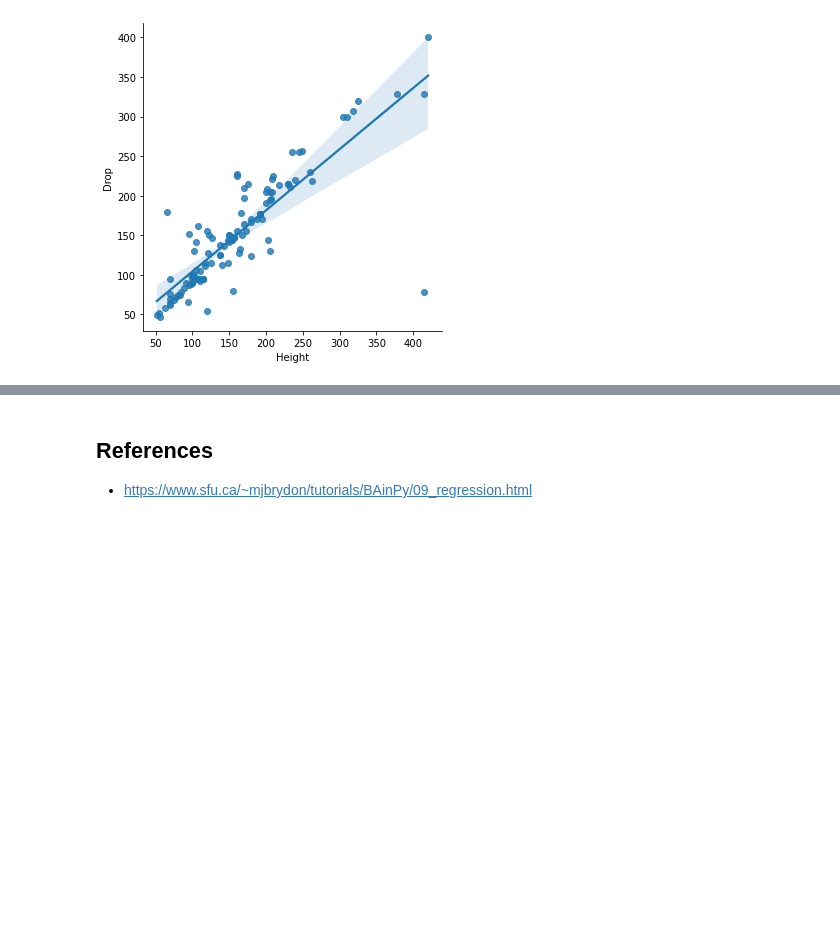
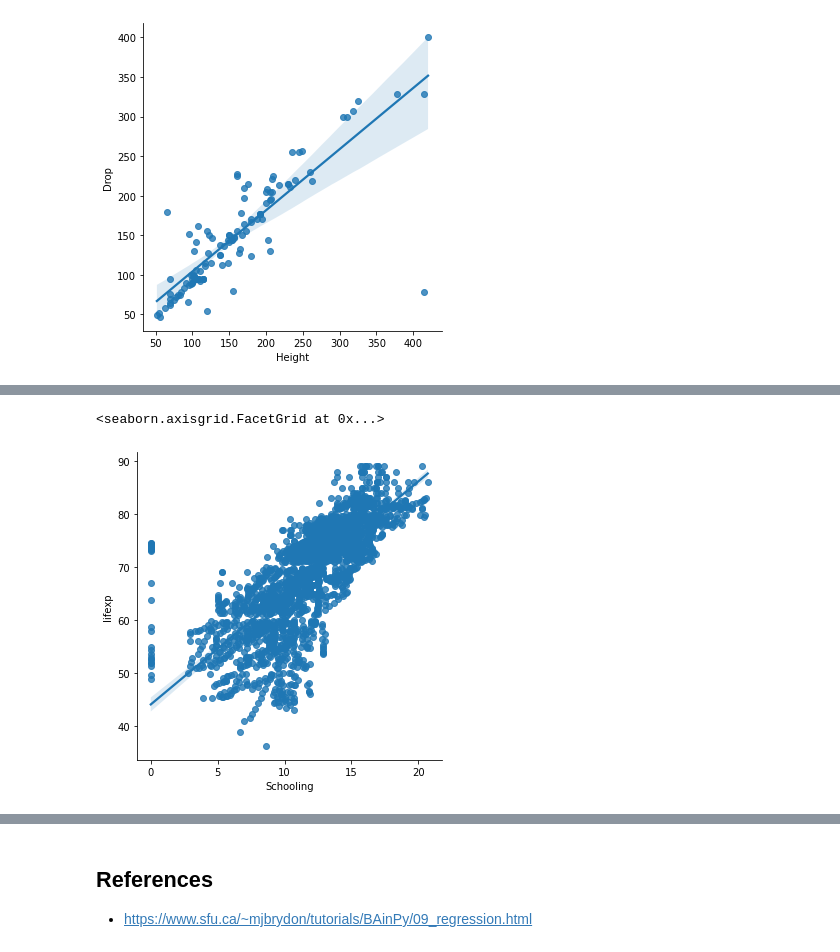
Before and after one commit to vnguyen24/SURF2022, a Jupyter notebook: Session4/Michelle_prep.ipynb, the cells around one changed output, grey strips where cells are left out. Saved outputs shown, nothing was run; the diff lists cells and outputs as text; code cells hidden in the pictures; blank space fills up the shorter version.

Commit message:
added who data

```diff
--- a/Session4/Michelle_prep.ipynb
+++ b/Session4/Michelle_prep.ipynb
@@ -159,0 +164,8 @@ sns.lmplot(data = coasters, x = "Height", y = "Drop")
+# %%
+
+who = pd.read_csv("who.csv")
+who = who.rename(columns=({'Adult Mortality':'adultmort'}))
+who = who.rename(columns=({'infant deaths':'infdeaths'}))
+who = who.rename(columns=({'Measles ':'measles'}))
+who = who.rename(columns=({' HIV/AIDS':'aids'}))
+who = who.rename(columns=({'Life expectancy ':'lifexp'}))
@@ -159,0 +204,5 @@ sns.lmplot(data = coasters, x = "Height", y = "Drop")
+# %%
+sns.lmplot(data = who, x = "Schooling", y = "lifexp")
+# %% [output]
+<seaborn.axisgrid.FacetGrid at 0x...>
+[figure, added]
```
Also changed, not shown: parts of 11 cells of this notebook, 3 other files.
